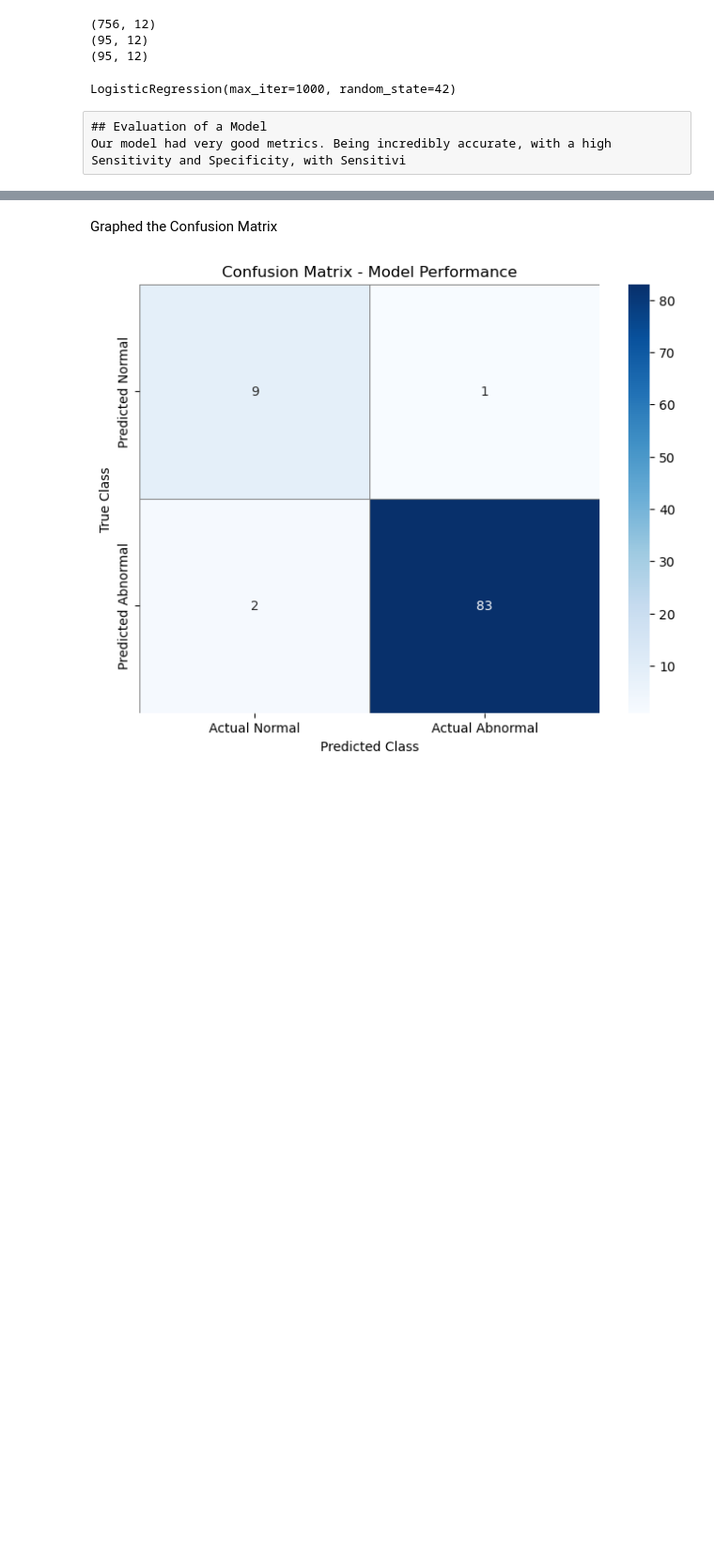
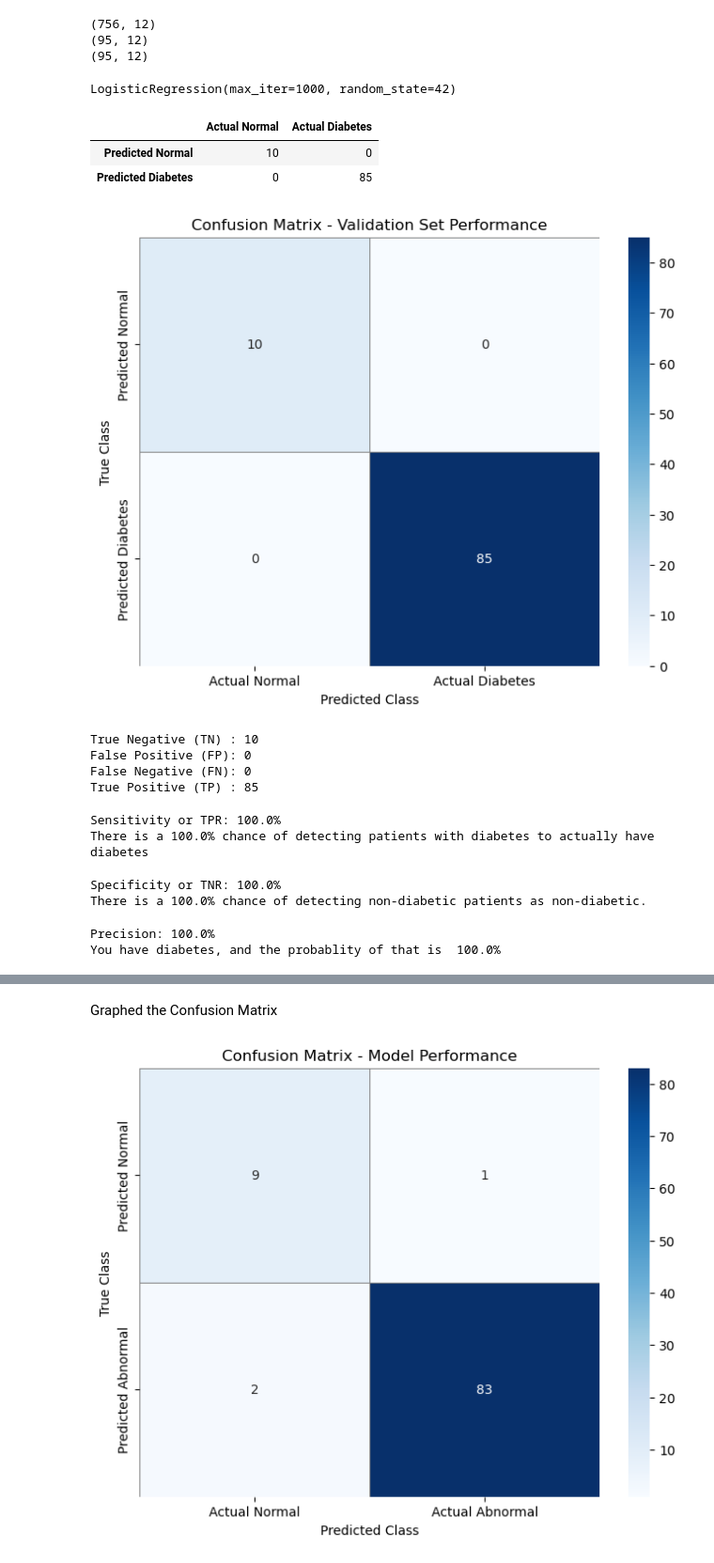
Before and after one commit to SeanIversDev/CIS490Project, a Jupyter notebook: main.ipynb, the cells around one changed output, grey strips where cells are left out. Shown at 94% size. Drawn from its saved outputs; the diff is of its cells as text; code cells hidden in the pictures; blank space fills up the shorter version.

```diff
--- a/main.ipynb
+++ b/main.ipynb
@@ -275,6 +275,78 @@ model = LogisticRegression(random_state=42, max_iter=1000)
 model.fit(X_train_scaled, y_train)
 # %% [output]
 LogisticRegression(max_iter=1000, random_state=42)
-# %% [raw]
-## Evaluation of a Model
-Our model had very good metrics. Being incredibly accurate, with a high Sensitivity and Specificity, with Sensitivi
+# %%
+from sklearn.metrics import confusion_matrix
+
+y_val_pred = model.predict(X_validate_scaled)
+
+matrix = confusion_matrix(y_validate, y_val_pred)
+
+df_confusion = pd.DataFrame(
+    matrix,
+    index=['Predicted Normal', 'Predicted Diabetes'],
+    columns=['Actual Normal', 'Actual Diabetes']
+)
+
+df_confusion
+# %% [output]
+|  | Actual Normal | Actual Diabetes |
+| Predicted Normal | 10 | 0 |
+| Predicted Diabetes | 0 | 85 |
+# %%
+import seaborn as sns
+import matplotlib.pyplot as plt
+
+plt.figure(figsize=(8, 6))
+sns.heatmap(df_confusion,
+            annot=True,
+            fmt='d',
+            cmap='Blues',
+            cbar=True,
+            linewidths=.5,
+            linecolor='gray')
+
+plt.title("Confusion Matrix - Validation Set Performance")
+plt.ylabel("True Class")
+plt.xlabel("Predicted Class")
+plt.show()
+# %% [output]
+[figure, added]
+# %%
+from sklearn.metrics import roc_auc_score, roc_curve, auc
+
+TN, FP, FN, TP = confusion_matrix(y_validate, y_val_pred).ravel()
+
+print(f"True Negative (TN) : {TN}")
+print(f"False Positive (FP): {FP}")
+print(f"False Negative (FN): {FN}")
+print(f"True Positive (TP) : {TP}")
+# %% [output]
+True Negative (TN) : 10
+False Positive (FP): 0
+False Negative (FN): 0
+True Positive (TP) : 85
+# %%
+# Sensitivity, hit rate, recall, or true positive rate of validation set
+Sensitivity  = float(TP)/(TP+FN)*100
+print(f"Sensitivity or TPR: {Sensitivity}%")
+print(f"There is a {Sensitivity}% chance of detecting patients with diabetes to actually have diabetes")
+# %% [output]
+Sensitivity or TPR: 100.0%
+There is a 100.0% chance of detecting patients with diabetes to actually have diabetes
+# %%
+# Specificity or true negative rate of validation set
+Specificity  = float(TN)/(TN+FP)*100
+print(f"Specificity or TNR: {Specificity}%")
+print(f"There is a {Specificity}% chance of detecting non-diabetic patients as non-diabetic.")
+# %% [output]
+Specificity or TNR: 100.0%
+There is a 100.0% chance of detecting non-diabetic patients as non-diabetic.
+# %%
+# Precision or positive predictive value of validation set
+Precision = float(TP)/(TP+FP)*100
+print(f"Precision: {Precision}%")
+print(f"You have diabetes, and the probablity of that is  {Precision}%")
+# %% [output]
+Precision: 100.0%
+You have diabetes, and the probablity of that is  100.0%
```
Also changed, not shown: parts of 22 cells of this notebook, 1 other file.
